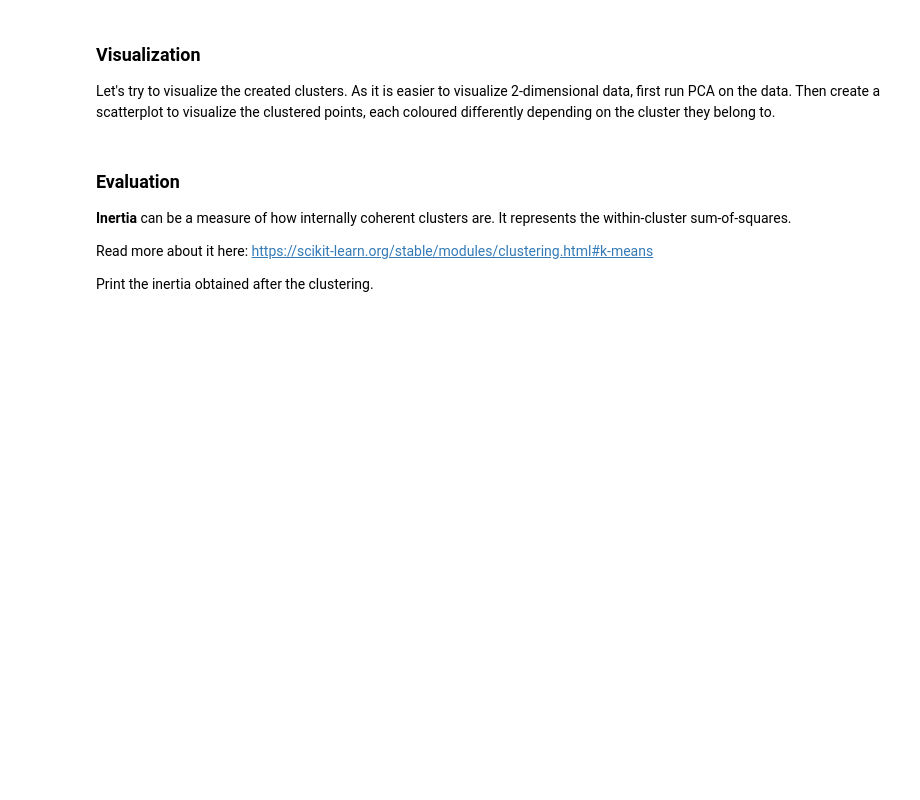
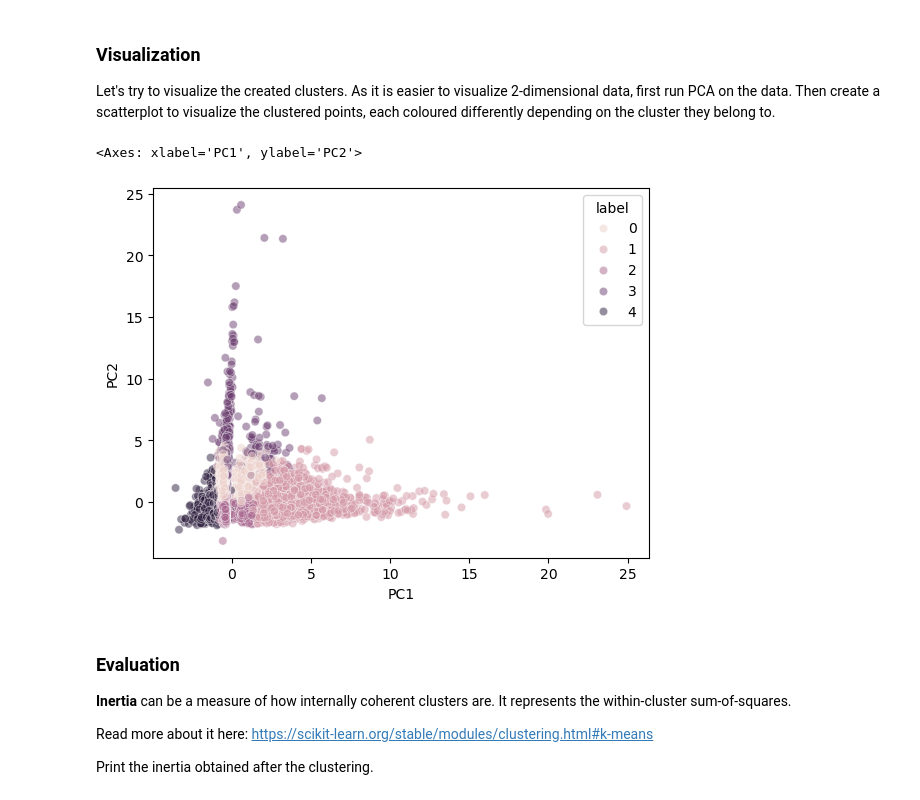
Before and after one commit to dubois-j/CampNum-ML2, a Jupyter notebook: ML2.3_clustering_intro/notebook/Clustering_v2.ipynb, the cells around one changed output. Cells and saved outputs as stored; diff of their text form; code cells hidden in the pictures; blank space fills up the shorter version.

```diff
--- a/ML2.3_clustering_intro/notebook/Clustering_v2.ipynb
+++ b/ML2.3_clustering_intro/notebook/Clustering_v2.ipynb
@@ -196,3 +225,13 @@ Let's try to visualize the created clusters. As it is easier to visualize 2-dime
+# %%
+# code here
+from sklearn.decomposition import PCA
+pca = PCA(n_components=2)
+df_PCA = pd.DataFrame(pca.fit_transform(df_norm), columns=["PC1", "PC2"])
+df_PCA["label"] = classifier.labels_
+sns.scatterplot(df_PCA, x="PC1", y="PC2", hue="label", alpha=0.5)
+# %% [output]
+<Axes: xlabel='PC1', ylabel='PC2'>
+[figure, added]
 # %% [markdown]
 ### Evaluation
 
```
Also changed, not shown: parts of 11 cells of this notebook.
